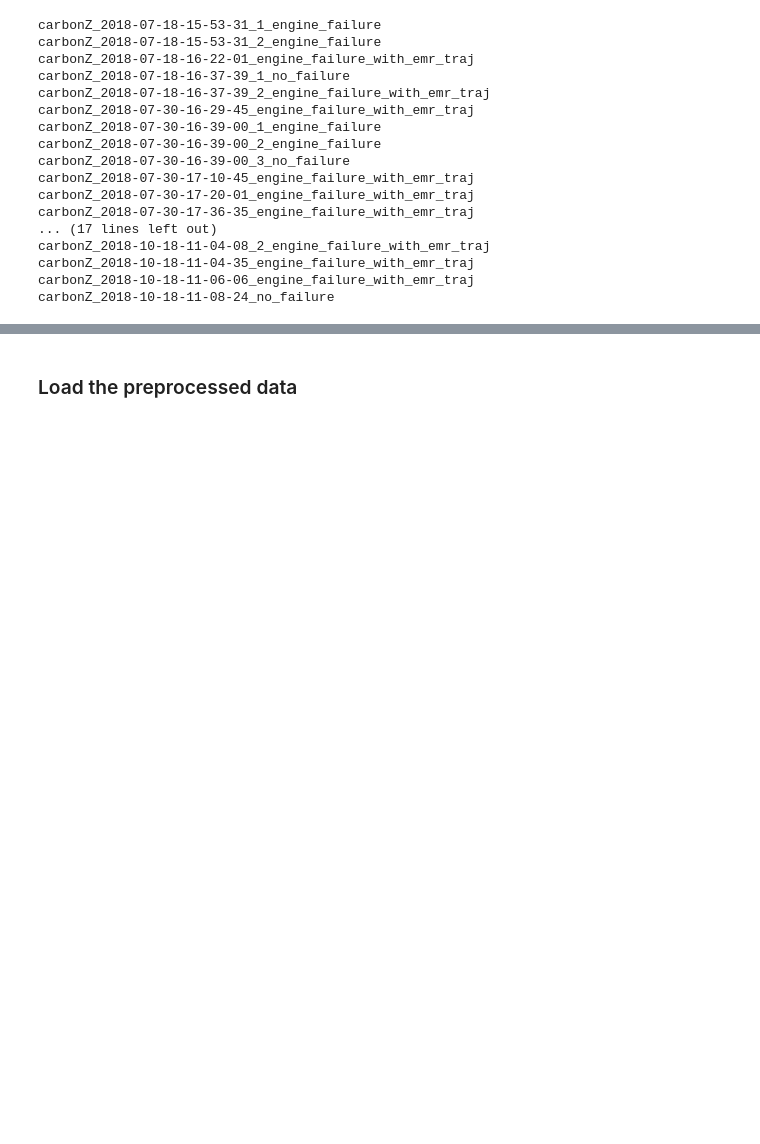
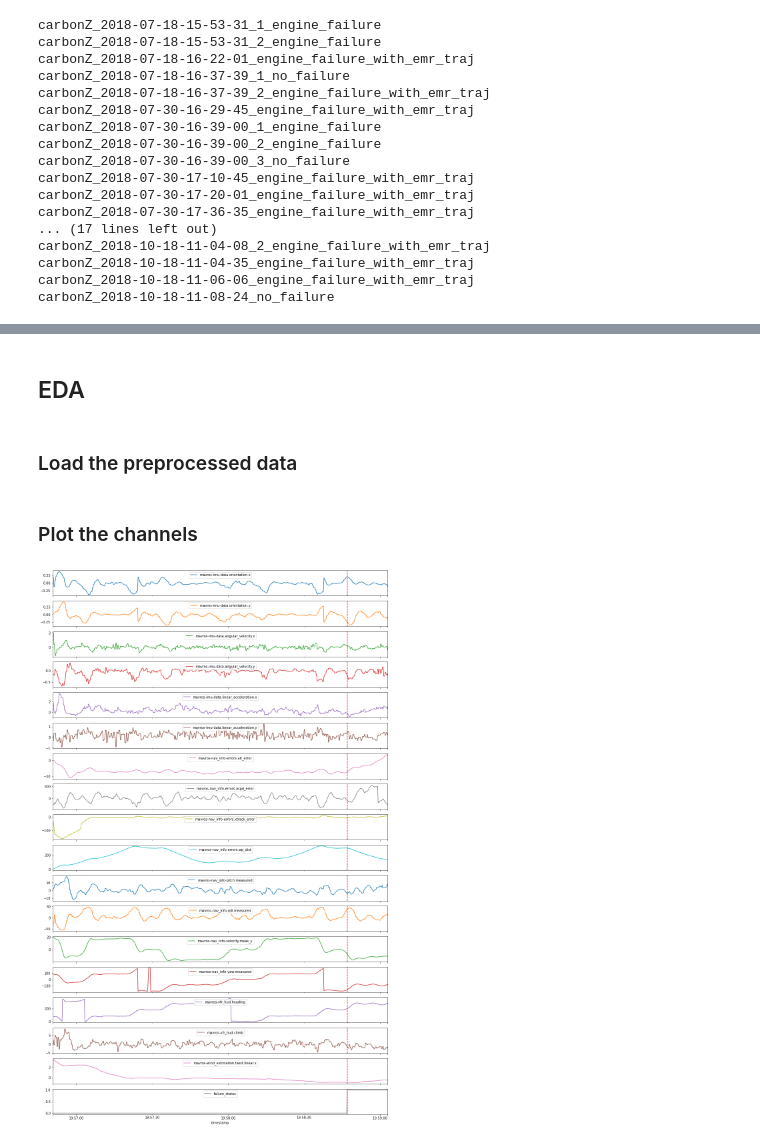
Before and after one commit to shamilnabiyev/alfa-uav-fault-detection, a Jupyter notebook: data-processing.ipynb, the cells around one changed output, grey strips where cells are left out. Cells and saved outputs as stored; diff of their text form; code cells hidden in the pictures; blank space fills up the shorter version.

```diff
--- a/data-processing.ipynb
+++ b/data-processing.ipynb
@@ -191,8 +241,42 @@ carbonZ_2018-10-18-11-08-24_no_failure
 # %%
-with open(os.path.join("data", "df_dict.pkl"), "wb") as f:
+df_file_name = "preprocessed_median-resampling_feature-selection.pkl"
+
+with open(os.path.join("data", df_file_name), "wb") as f:
     dill.dump(df_dict, f)
-# %% [markdown]
-### Load the preprocessed data
+# %% [markdown]
+## EDA
+# %% [markdown]
+### Load the preprocessed data
 # %%
-with open(os.path.join("data", "df_dict.pkl"), 'rb') as f:
-    df_dict_loaded = dill.load(f)
+df_file_name = "preprocessed_median-resampling_feature-selection.pkl"
+
+with open(os.path.join("data", df_file_name), 'rb') as f:
+    df_dict = dill.load(f)
+# %% [markdown]
+### Plot the channels
+# %%
+for flight_name in list(df_dict.keys())[0:1]:
+    if "engine_failure" not in flight_name:
+        continue
+    status_file = flight_name + "-failure_status-engines.csv"
+
+    failure_status = read_data(os.path.join(data_path, flight_name, status_file))
+    failure_status = failure_status.resample("200ms").last()
+    failure_status = failure_status.rename(columns={"field.data": "failure_status"})
+
+    df_1 = df_dict[flight_name]
+    df_1 = df_1.merge(failure_status, left_index=True, right_index=True, how="outer")
+    df_1.iloc[0] = df_1.iloc[0].fillna(0)
+    df_1 = df_1.pad()
+    df_1["failure_status"] = df_1["failure_status"].astype(int)
+
+    axes = df_1.plot(subplots=True, figsize=(18, 30));
+    idx = df_1["failure_status"].ne(0).idxmax()
+
+    #Loop over all axis objects and create a vertical line in each of them and set legend location
+    for ax in axes:
+        ax.axvline(idx, color="red", linestyle="--")
+        ax.legend(loc='upper center')
+    plt.show()
+# %% [output]
+[figure, added]
```
Also changed, not shown: parts of 20 cells of this notebook.
